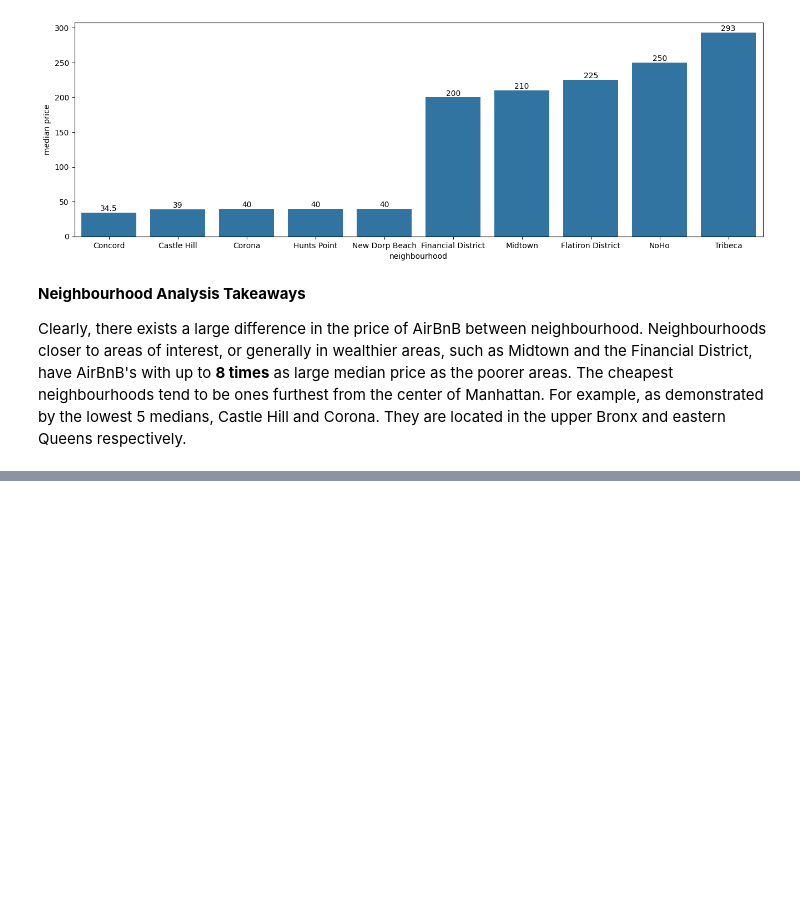
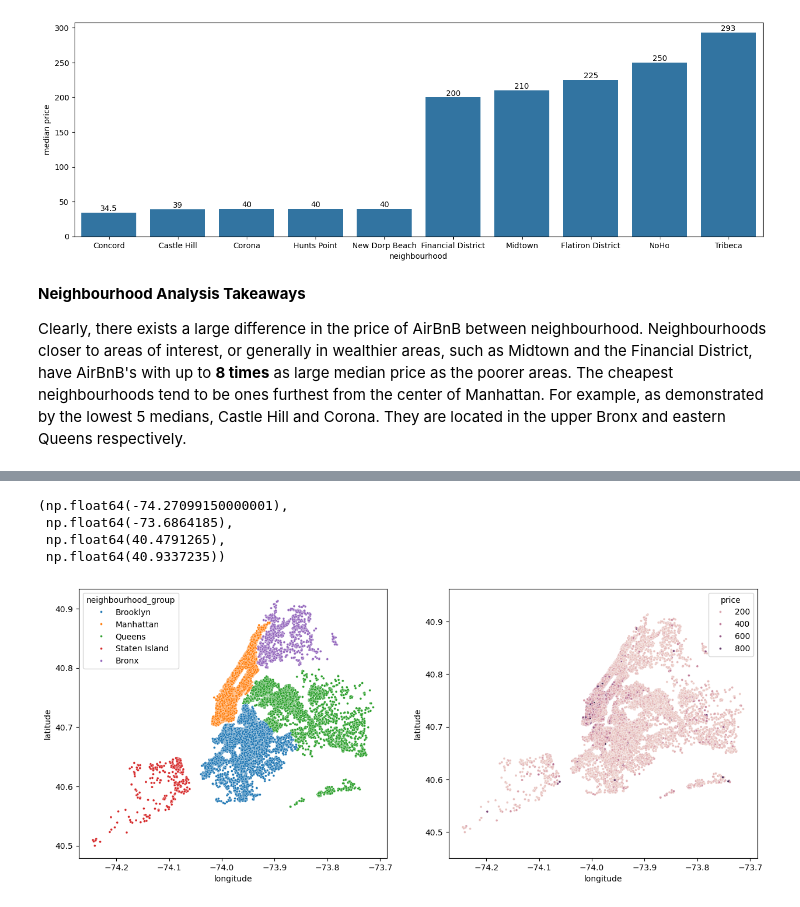
Before and after one commit to Krzyker/DataScienceColabs, a Jupyter notebook: cse351_hw3_brachowski_krzysztof_116565000.ipynb, the cells around one changed output, grey strips where cells are left out. Drawn from its saved outputs; the diff is of its cells as text; code cells hidden in the pictures; blank space fills up the shorter version.

```diff
--- a/cse351_hw3_brachowski_krzysztof_116565000.ipynb
+++ b/cse351_hw3_brachowski_krzysztof_116565000.ipynb
@@ -126,0 +148,11 @@ Clearly, there exists a large difference in the price of AirBnB between neighbou
+# %%
+fix, axes = plt.subplots(1, 2, figsize=(15,6))
+sns.scatterplot(data, x='longitude', y='latitude', hue='neighbourhood_group', ax=axes[0], s = 8) # s parameter makes the points smaller so trends are more apparent
+sns.scatterplot(data[data['price'] < 1000], x='longitude', y='latitude', hue='price', ax=axes[1], s = 8)
+plt.axis('equal')
+# %% [output]
+(np.float64(-74.27099150000001),
+ np.float64(-73.6864185),
+ np.float64(40.4791265),
+ np.float64(40.9337235))
+[figure, added]
```
Also changed, not shown: parts of 9 cells of this notebook.
